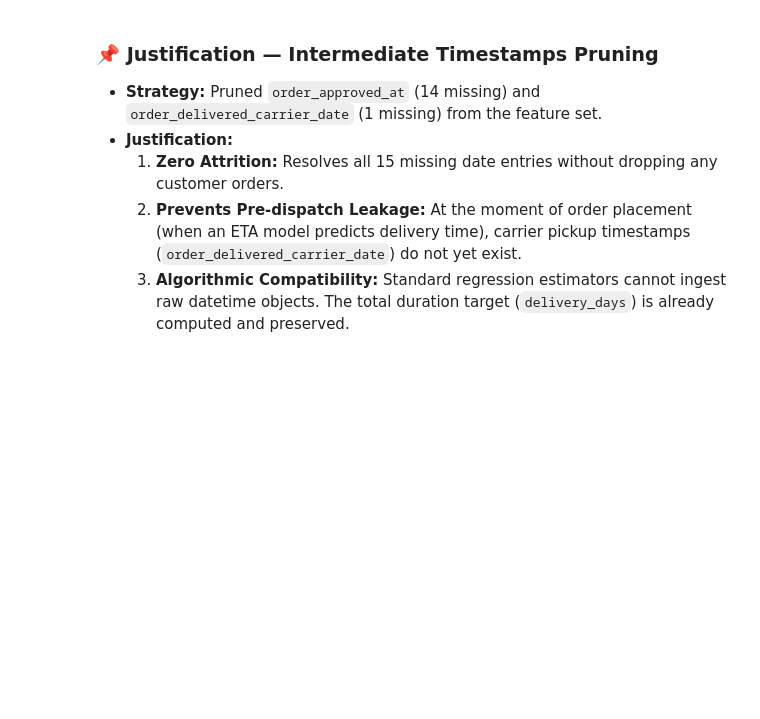
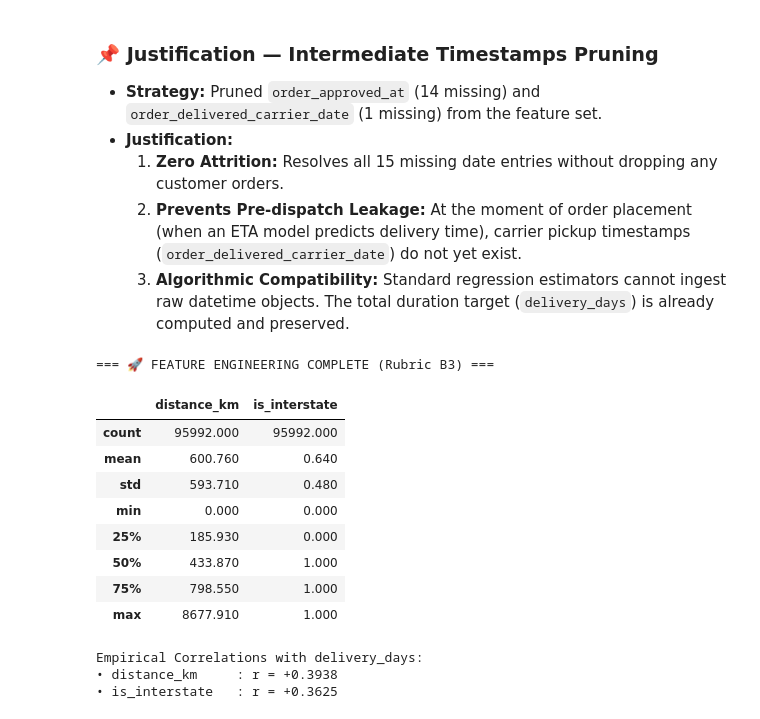
Before and after one commit to hemnath-28/ML-Evaulation-, a Jupyter notebook: regression.ipynb, the cells around one changed output. Drawn from its saved outputs; the diff is of its cells as text; code cells hidden in the pictures; blank space fills up the shorter version.

```diff
--- a/regression.ipynb
+++ b/regression.ipynb
@@ -1007,3 +1004,54 @@ Current dataset shape: (95992, 26)
   1. **Zero Attrition:** Resolves all 15 missing date entries without dropping any customer orders.
   2. **Prevents Pre-dispatch Leakage:** At the moment of order placement (when an ETA model predicts delivery time), carrier pickup timestamps (`order_delivered_carrier_date`) do not yet exist.
   3. **Algorithmic Compatibility:** Standard regression estimators cannot ingest raw datetime objects. The total duration target (`delivery_days`) is already computed and preserved.
+# %%
+# ============================================================
+# CELL B3: Feature Engineering — Top 2 Domain Features (Rubric B3)
+# ============================================================
+import numpy as np
+
+# 1. Feature 1: Geodesic Haversine Distance (in km)
+def haversine_vectorized(lat1, lon1, lat2, lon2):
+    R = 6371.0  # Earth's radius in kilometers
+    dlat = np.radians(lat2 - lat1)
+    dlon = np.radians(lon2 - lon1)
+    a = (np.sin(dlat / 2.0)**2 +
+         np.cos(np.radians(lat1)) * np.cos(np.radians(lat2)) * np.sin(dlon / 2.0)**2)
+    return 2.0 * R * np.arcsin(np.sqrt(np.clip(a, 0.0, 1.0)))
+
+regression_df['distance_km'] = haversine_vectorized(
+    regression_df['seller_lat'], regression_df['seller_lng'],
+    regression_df['customer_lat'], regression_df['customer_lng']
+)
+
+# 2. Feature 2: Interstate Delivery Indicator (0 = Local, 1 = Interstate)
+regression_df['is_interstate'] = (
+    regression_df['customer_state'] != regression_df['seller_state']
+).astype(int)
+
+# Drop raw purchase timestamp since date processing is complete
+if 'order_purchase_timestamp' in regression_df.columns:
+    regression_df = regression_df.drop(columns=['order_purchase_timestamp'])
+
+print("=== 🚀 FEATURE ENGINEERING COMPLETE (Rubric B3) ===")
+new_cols = ['distance_km', 'is_interstate']
+display(regression_df[new_cols].describe().round(2))
+
+print("\nEmpirical Correlations with delivery_days:")
+for col in new_cols:
+    corr = regression_df[col].corr(regression_df['delivery_days'])
+    print(f"• {col:<16}: r = {corr:+.4f}")
+# %% [output]
+=== 🚀 FEATURE ENGINEERING COMPLETE (Rubric B3) ===
+|  | distance_km | is_interstate |
+| count | 95992.000 | 95992.000 |
+| mean | 600.760 | 0.640 |
+| std | 593.710 | 0.480 |
+| min | 0.000 | 0.000 |
+| 25% | 185.930 | 0.000 |
+| 50% | 433.870 | 1.000 |
+| 75% | 798.550 | 1.000 |
+| max | 8677.910 | 1.000 |
+Empirical Correlations with delivery_days:
+• distance_km     : r = +0.3938
+• is_interstate   : r = +0.3625
```
Also changed, not shown: parts of 9 cells of this notebook.
